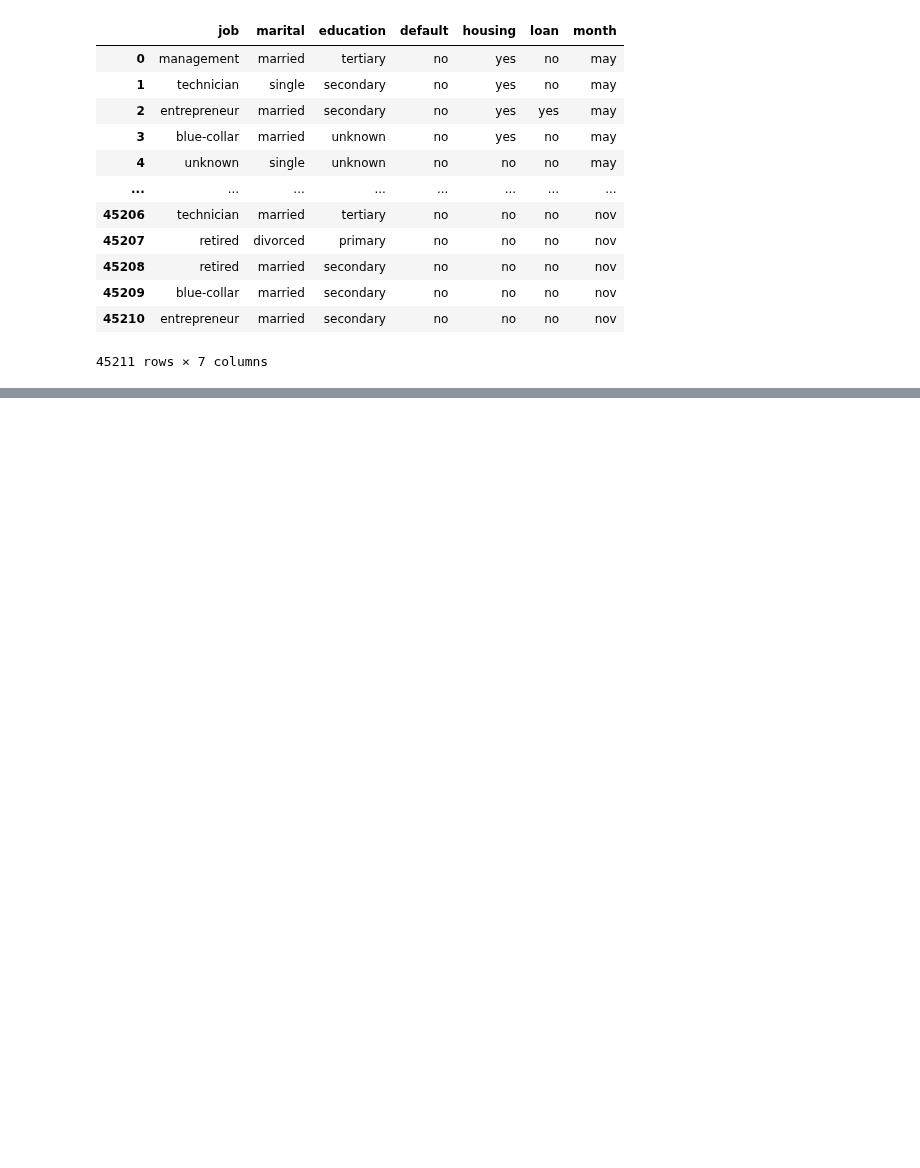
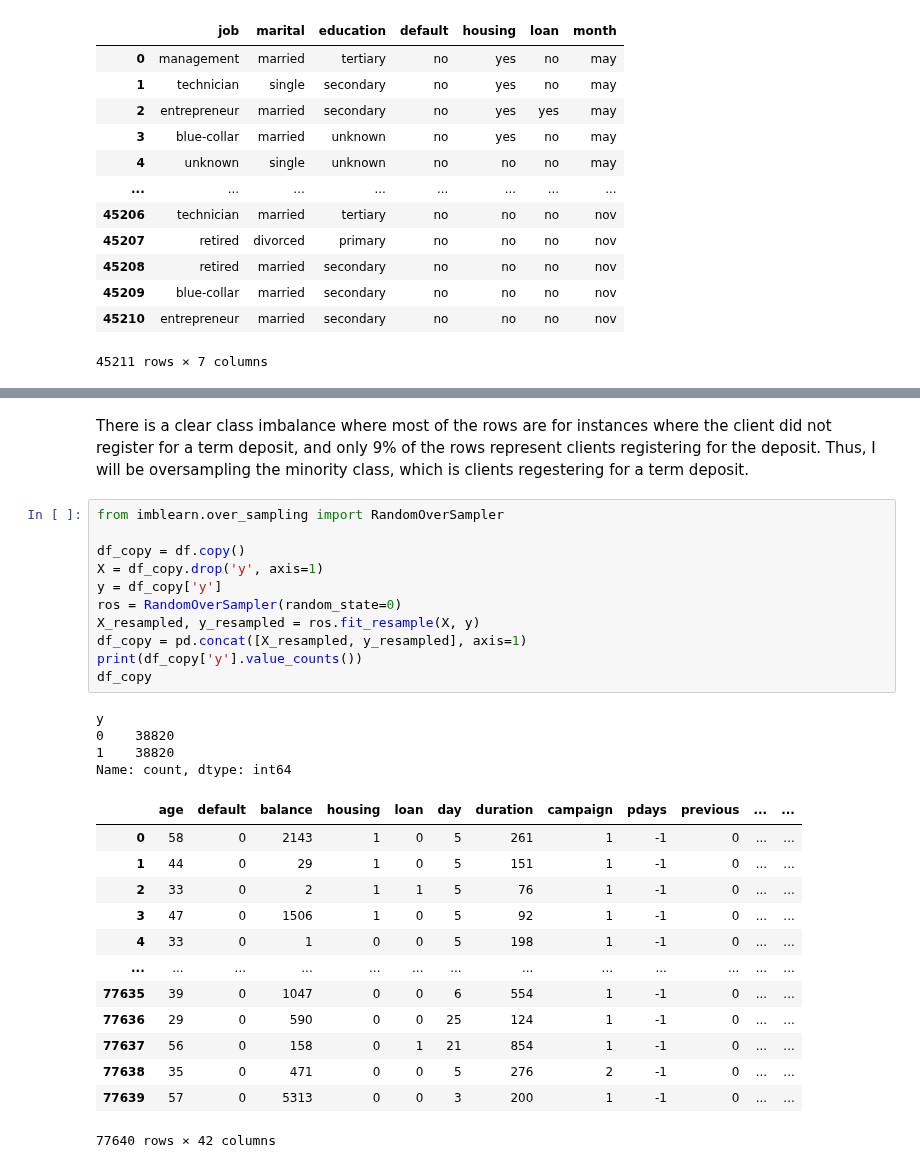
Before and after one commit to McGill-MMA-EnterpriseAnalytics/customer_banking, a Jupyter notebook: Classification_Problem.ipynb, the cells around one changed output, grey strips where cells are left out. Drawn from its saved outputs; the diff is of its cells as text; blank space fills up the shorter version.

```diff
--- a/Classification_Problem.ipynb
+++ b/Classification_Problem.ipynb
@@ -185,0 +222,31 @@ df
+# %% [markdown]
+There is a clear class imbalance where most of the rows are for instances where the client did not register for a term deposit, and only 9% of the rows represent clients registering for the deposit. Thus, I will be oversampling the minority class, which is clients regestering for a term deposit.
+# %%
+from imblearn.over_sampling import RandomOverSampler
+
+df_copy = df.copy()
+X = df_copy.drop('y', axis=1)
+y = df_copy['y']
+ros = RandomOverSampler(random_state=0)
+X_resampled, y_resampled = ros.fit_resample(X, y)
+df_copy = pd.concat([X_resampled, y_resampled], axis=1)
+print(df_copy['y'].value_counts())
+df_copy
+# %% [output]
+y
+0    38820
+1    38820
+Name: count, dtype: int64
+|  | age | default | balance | housing | loan | day | duration | campaign | pdays | previous | ... | ... |
+| 0 | 58 | 0 | 2143 | 1 | 0 | 5 | 261 | 1 | -1 | 0 | ... | ... |
+| 1 | 44 | 0 | 29 | 1 | 0 | 5 | 151 | 1 | -1 | 0 | ... | ... |
+| 2 | 33 | 0 | 2 | 1 | 1 | 5 | 76 | 1 | -1 | 0 | ... | ... |
+| 3 | 47 | 0 | 1506 | 1 | 0 | 5 | 92 | 1 | -1 | 0 | ... | ... |
+| 4 | 33 | 0 | 1 | 0 | 0 | 5 | 198 | 1 | -1 | 0 | ... | ... |
+| ... | ... | ... | ... | ... | ... | ... | ... | ... | ... | ... | ... | ... |
+| 77635 | 39 | 0 | 1047 | 0 | 0 | 6 | 554 | 1 | -1 | 0 | ... | ... |
+| 77636 | 29 | 0 | 590 | 0 | 0 | 25 | 124 | 1 | -1 | 0 | ... | ... |
+| 77637 | 56 | 0 | 158 | 0 | 1 | 21 | 854 | 1 | -1 | 0 | ... | ... |
+| 77638 | 35 | 0 | 471 | 0 | 0 | 5 | 276 | 2 | -1 | 0 | ... | ... |
+| 77639 | 57 | 0 | 5313 | 0 | 0 | 3 | 200 | 1 | -1 | 0 | ... | ... |
+77640 rows × 42 columns
```
Also changed, not shown: parts of 10 cells of this notebook.
